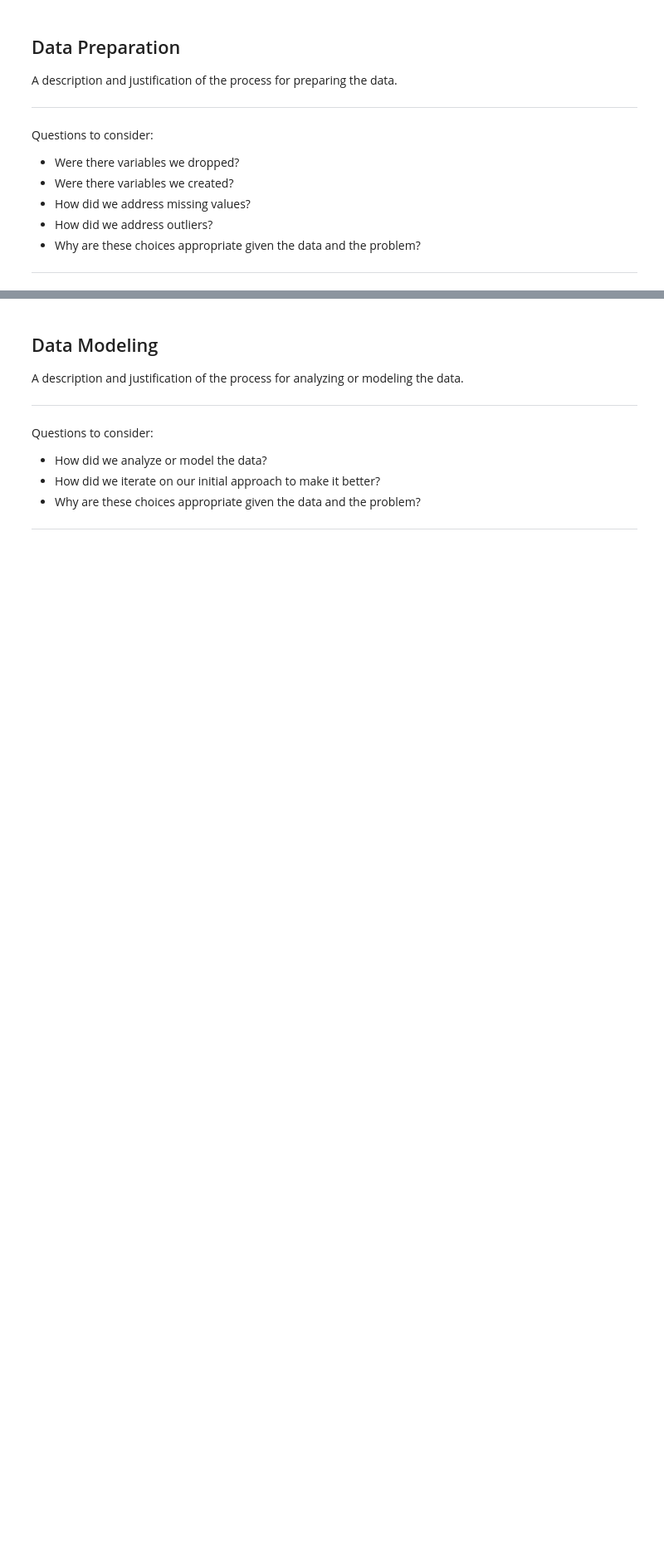
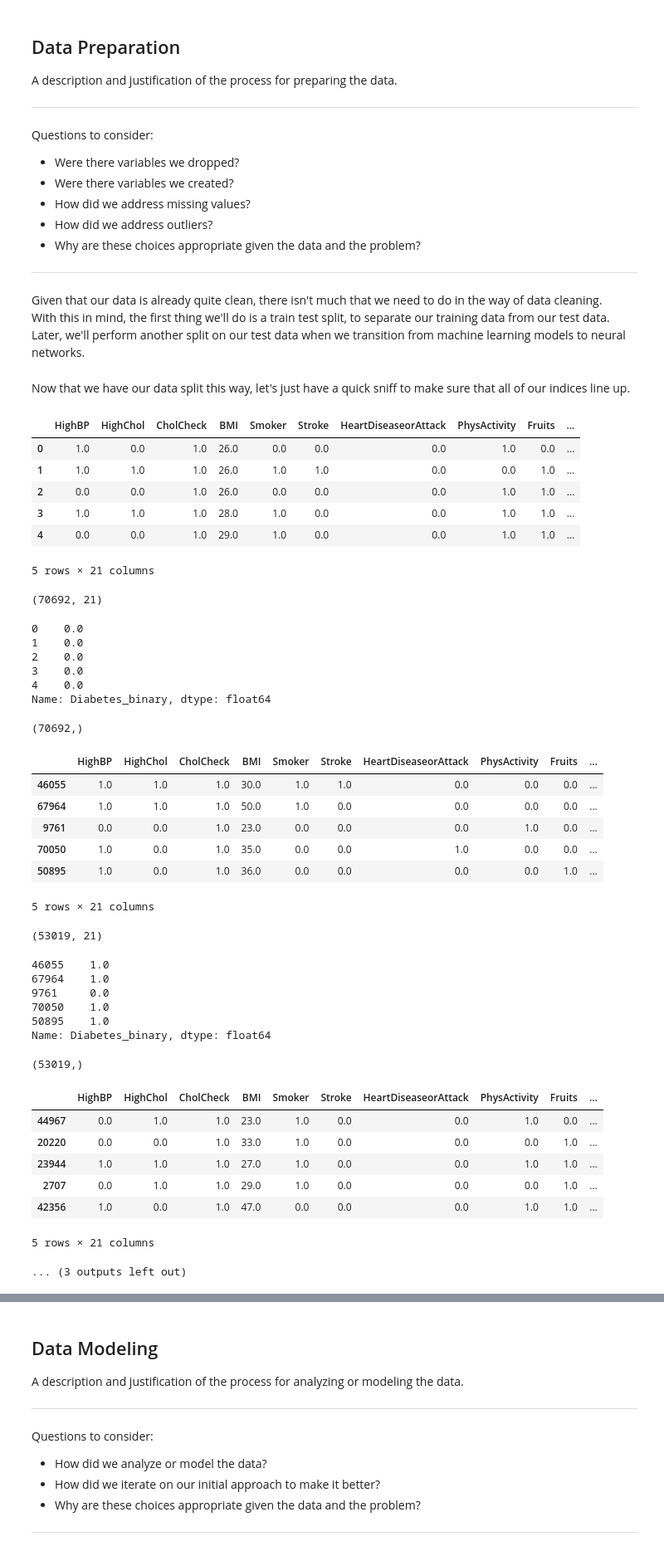
Before and after one commit to ChumpyDuelle/detecting-diabetes-with-machine-learning, a Jupyter notebook: detecting-diabetes-with-machine-learning.ipynb, the cells around one changed output, grey strips where cells are left out. Shown: that part at 83% size. Drawn from its saved outputs; the diff is of its cells as text; code cells hidden in the pictures; blank space fills up the shorter version.

Commit message:
performed train test split and commented cells

```diff
--- a/detecting-diabetes-with-machine-learning.ipynb
+++ b/detecting-diabetes-with-machine-learning.ipynb
@@ -506,0 +532,55 @@ Questions to consider:
+# %% [markdown]
+Given that our data is already quite clean, there isn't much that we need to do in the way of data cleaning.<br>With this in mind, the first thing we'll do is a train test split, to separate our training data from our test data.<br>Later, we'll perform another split on our test data when we transition from machine learning models to neural networks.
+# %%
+# establish X and y variables
+X = df.drop(columns = 'Diabetes_binary')
+y = df['Diabetes_binary']
+
+# split the above X and y variables into train and test variables
+X_train, X_test, y_train, y_test = train_test_split(X, y, random_state = 42)
+# %% [markdown]
+Now that we have our data split this way, let's just have a quick sniff to make sure that all of our indices line up.
+# %%
+# for each set of data and labels that we have,
+# check the heads and shapes of those arrays and labels
+for array in (X, y, X_train, y_train, X_test, y_test):
+    display(array.head(), array.shape)
+# %% [output]
+|  | HighBP | HighChol | CholCheck | BMI | Smoker | Stroke | HeartDiseaseorAttack | PhysActivity | Fruits | ... |
+| 0 | 1.0 | 0.0 | 1.0 | 26.0 | 0.0 | 0.0 | 0.0 | 1.0 | 0.0 | ... |
+| 1 | 1.0 | 1.0 | 1.0 | 26.0 | 1.0 | 1.0 | 0.0 | 0.0 | 1.0 | ... |
+| 2 | 0.0 | 0.0 | 1.0 | 26.0 | 0.0 | 0.0 | 0.0 | 1.0 | 1.0 | ... |
+| 3 | 1.0 | 1.0 | 1.0 | 28.0 | 1.0 | 0.0 | 0.0 | 1.0 | 1.0 | ... |
+| 4 | 0.0 | 0.0 | 1.0 | 29.0 | 1.0 | 0.0 | 0.0 | 1.0 | 1.0 | ... |
+5 rows × 21 columns
+(70692, 21)
+0    0.0
+1    0.0
+2    0.0
+3    0.0
+4    0.0
+Name: Diabetes_binary, dtype: float64
+(70692,)
+|  | HighBP | HighChol | CholCheck | BMI | Smoker | Stroke | HeartDiseaseorAttack | PhysActivity | Fruits | ... |
+| 46055 | 1.0 | 1.0 | 1.0 | 30.0 | 1.0 | 1.0 | 0.0 | 0.0 | 0.0 | ... |
+| 67964 | 1.0 | 1.0 | 1.0 | 50.0 | 1.0 | 0.0 | 0.0 | 0.0 | 0.0 | ... |
+| 9761 | 0.0 | 0.0 | 1.0 | 23.0 | 0.0 | 0.0 | 0.0 | 1.0 | 0.0 | ... |
+| 70050 | 1.0 | 0.0 | 1.0 | 35.0 | 0.0 | 0.0 | 1.0 | 0.0 | 0.0 | ... |
+| 50895 | 1.0 | 0.0 | 1.0 | 36.0 | 0.0 | 0.0 | 0.0 | 0.0 | 1.0 | ... |
+5 rows × 21 columns
+(53019, 21)
+46055    1.0
+67964    1.0
+9761     0.0
+70050    1.0
+50895    1.0
+Name: Diabetes_binary, dtype: float64
+(53019,)
+|  | HighBP | HighChol | CholCheck | BMI | Smoker | Stroke | HeartDiseaseorAttack | PhysActivity | Fruits | ... |
+| 44967 | 0.0 | 1.0 | 1.0 | 23.0 | 1.0 | 0.0 | 0.0 | 1.0 | 0.0 | ... |
+| 20220 | 0.0 | 0.0 | 1.0 | 33.0 | 1.0 | 0.0 | 0.0 | 0.0 | 1.0 | ... |
+| 23944 | 1.0 | 1.0 | 1.0 | 27.0 | 1.0 | 0.0 | 0.0 | 1.0 | 1.0 | ... |
+| 2707 | 0.0 | 1.0 | 1.0 | 29.0 | 1.0 | 0.0 | 0.0 | 0.0 | 1.0 | ... |
+| 42356 | 1.0 | 0.0 | 1.0 | 47.0 | 0.0 | 0.0 | 0.0 | 1.0 | 1.0 | ... |
+5 rows × 21 columns
+... (3 outputs left out)
```
Also changed, not shown: parts of 15 cells of this notebook.
